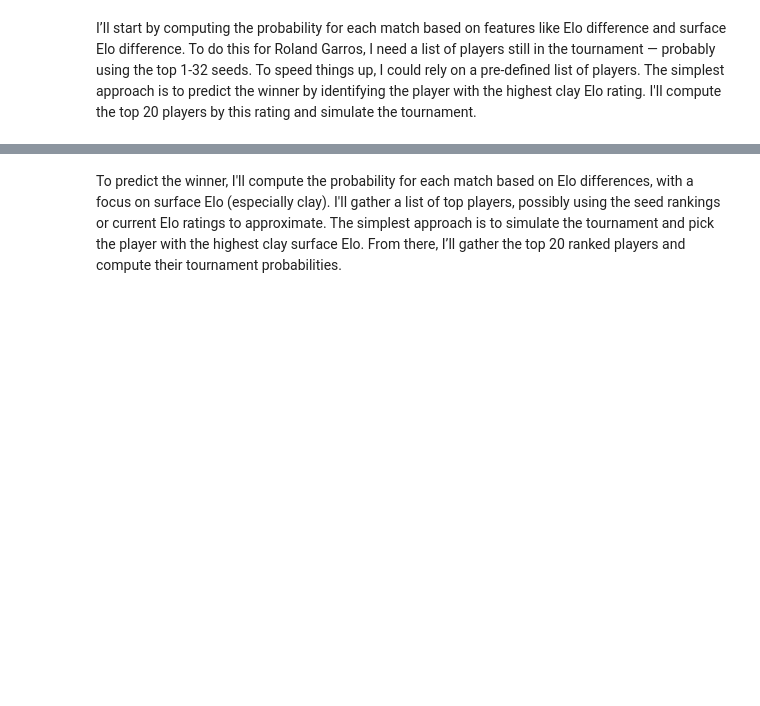
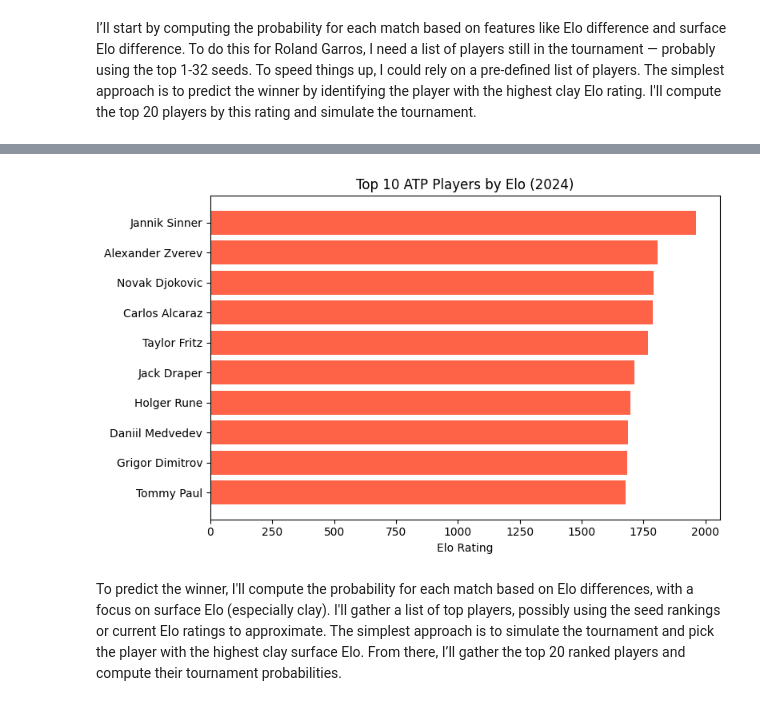
Before and after one commit to slevin48/tennis, a Jupyter notebook: notebook.ipynb, the cells around one changed output, grey strips where cells are left out. Cells and saved outputs as stored; diff of their text form; code cells hidden in the pictures; blank space fills up the shorter version.

```diff
--- a/notebook.ipynb
+++ b/notebook.ipynb
@@ -197,11 +171,3 @@ results
 # %% [markdown]
 
 I’ll start by computing the probability for each match based on features like Elo difference and surface Elo difference. To do this for Roland Garros, I need a list of players still in the tournament — probably using the top 1-32 seeds. To speed things up, I could rely on a pre-defined list of players. The simplest approach is to predict the winner by identifying the player with the highest clay Elo rating. I'll compute the top 20 players by this rating and simulate the tournament.
-# %%
-player_clay_elo = []
-for key, rating in final_surf_elo.items():
-    if key.endswith('_Clay'):
-        player = key[:-5]  # remove suffix '_Clay'
-        player_clay_elo.append((player, rating))
-top20 = sorted(player_clay_elo, key=lambda x: x[1], reverse=True)[:20]
-top20[:10]
@@ -218,0 +174,4 @@ top20[:10]
+# %%
+player_elo = [(player, rating) for player, rating in final_elo.items()]
+top20_elo = sorted(player_elo, key=lambda x: x[1], reverse=True)[:20]
+top20_elo[:10]
@@ -219,3 +189,19 @@ top20[:10]
+# %%
+import matplotlib.pyplot as plt
+
+# Prepare data for horizontal bar chart: top 10 players by Elo (from top20)
+top10 = top20_elo[:10]
+players = [p for p, _ in top10][::-1]
+elos = [e for _, e in top10][::-1]
+
+plt.figure(figsize=(8, 5))
+plt.barh(players, elos, color='tomato')
+plt.xlabel('Elo Rating')
+plt.title('Top 10 ATP Players by Elo (2024)')
+plt.tight_layout()
+plt.show()
+# %% [output]
+[figure, added]
 # %% [markdown]
 To predict the winner, I'll compute the probability for each match based on Elo differences, with a focus on surface Elo (especially clay). I'll gather a list of top players, possibly using the seed rankings or current Elo ratings to approximate. The simplest approach is to simulate the tournament and pick the player with the highest clay surface Elo. From there, I’ll gather the top 20 ranked players and compute their tournament probabilities.
 # %% [markdown]
```
Also changed, not shown: parts of 22 cells of this notebook, 2 other files.
